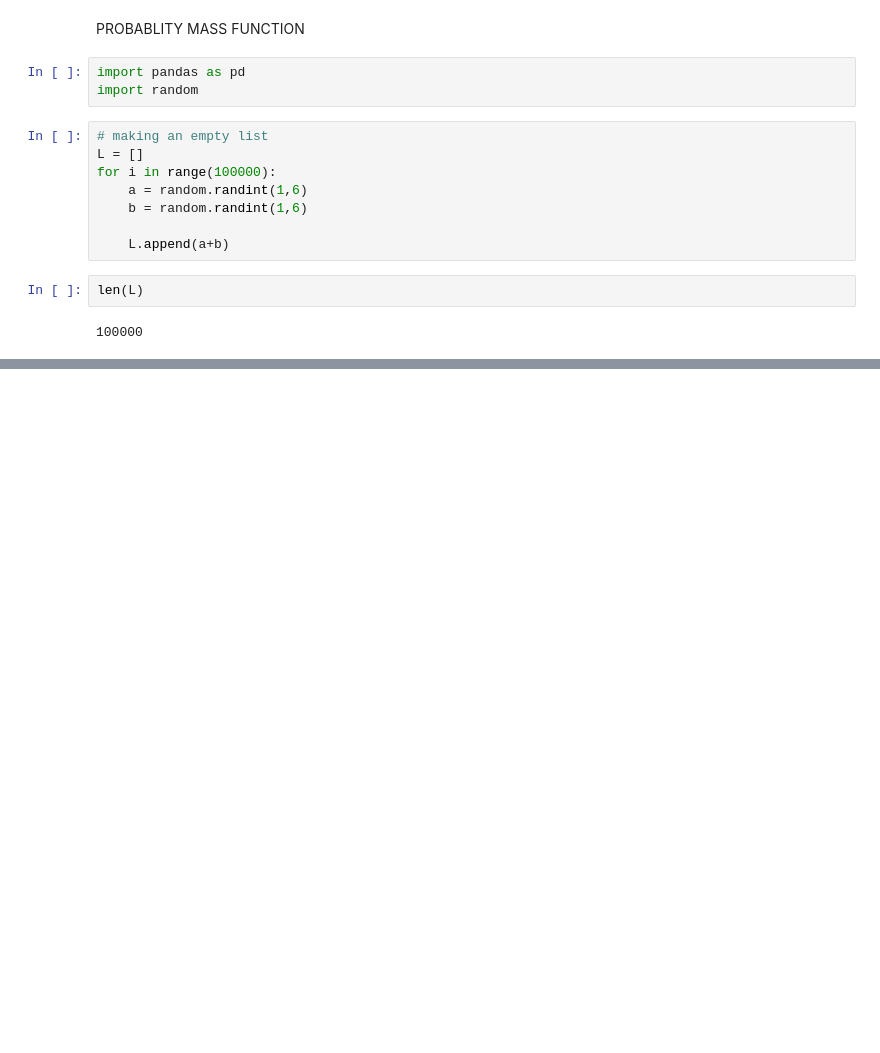
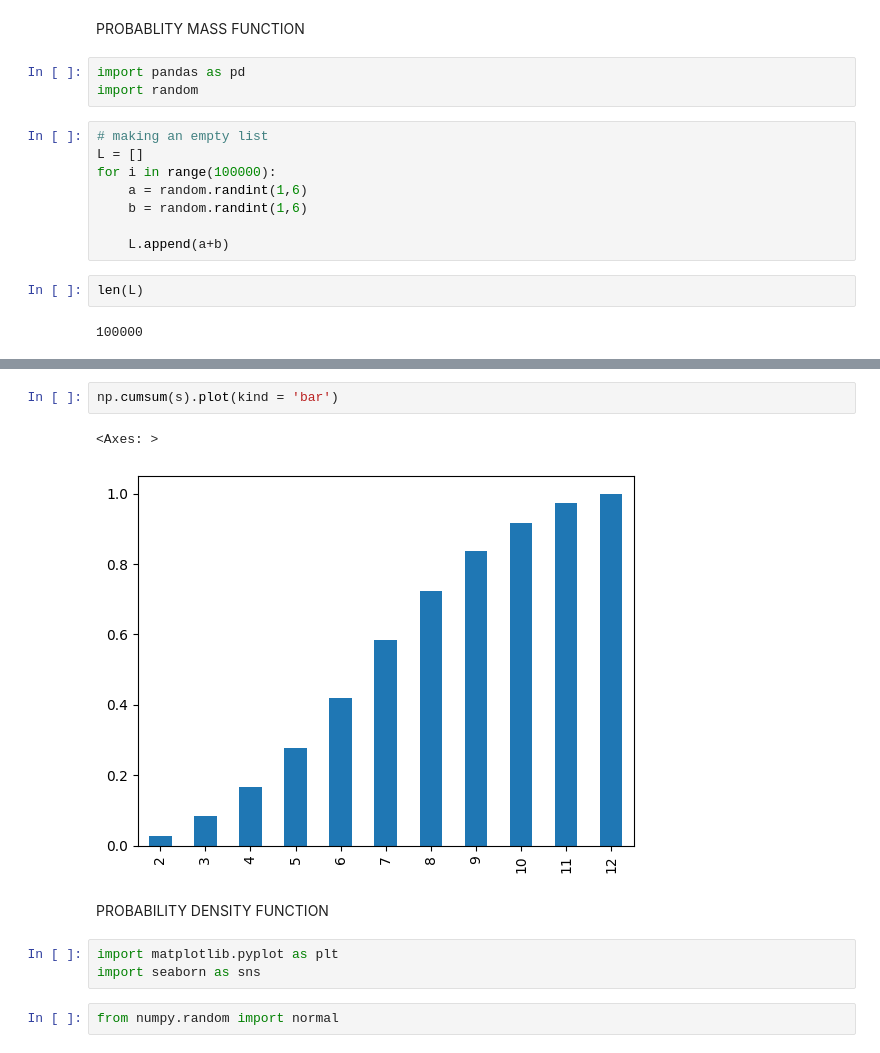
Before and after one commit to Aditya-Gupta21/Machine-Learning, a Jupyter notebook: Maths_for_ml/Probability Distribution Function.ipynb, the cells around one changed output, grey strips where cells are left out. Drawn from its saved outputs; the diff is of its cells as text; blank space fills up the shorter version.

```diff
--- a/Maths_for_ml/Probability Distribution Function.ipynb
+++ b/Maths_for_ml/Probability Distribution Function.ipynb
@@ -43,0 +64,12 @@ s.plot(kind = 'bar')
+# %%
+np.cumsum(s).plot(kind = 'bar')
+# %% [output]
+<Axes: >
+[figure, added]
+# %% [markdown]
+PROBABILITY DENSITY FUNCTION
+# %%
+import matplotlib.pyplot as plt
+import seaborn as sns
+# %%
+from numpy.random import normal
```
Also changed, not shown: parts of 13 cells of this notebook, 1 other file.
